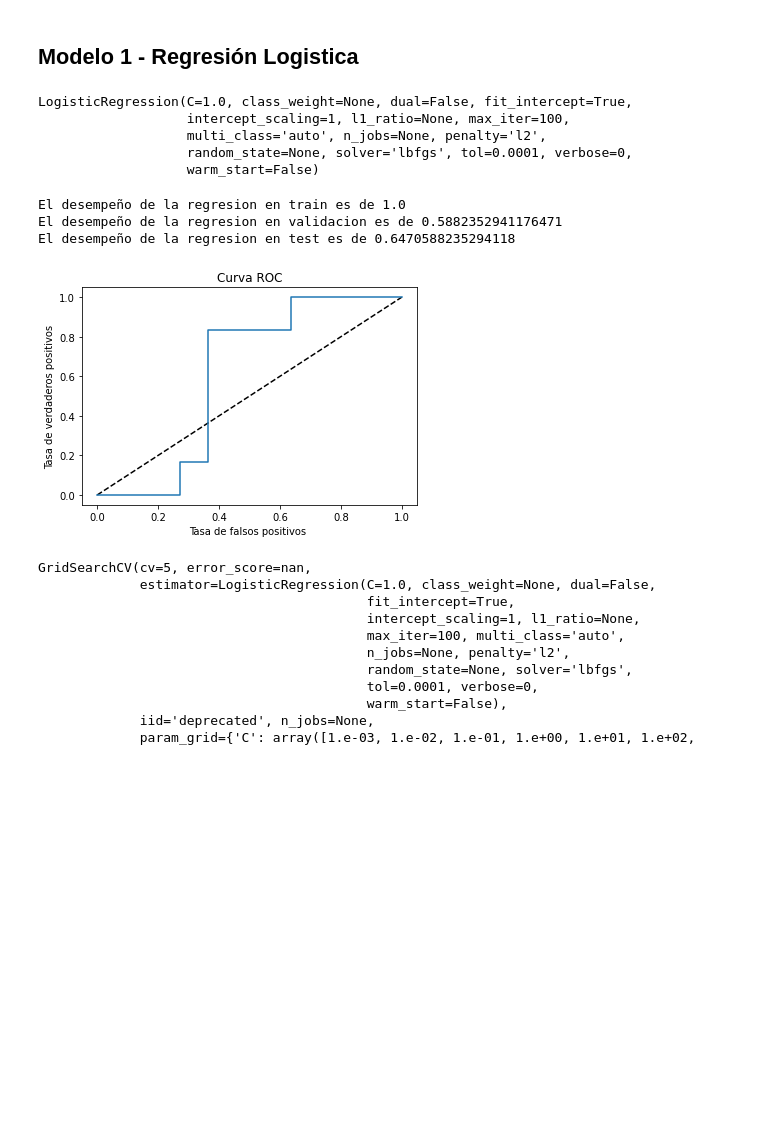
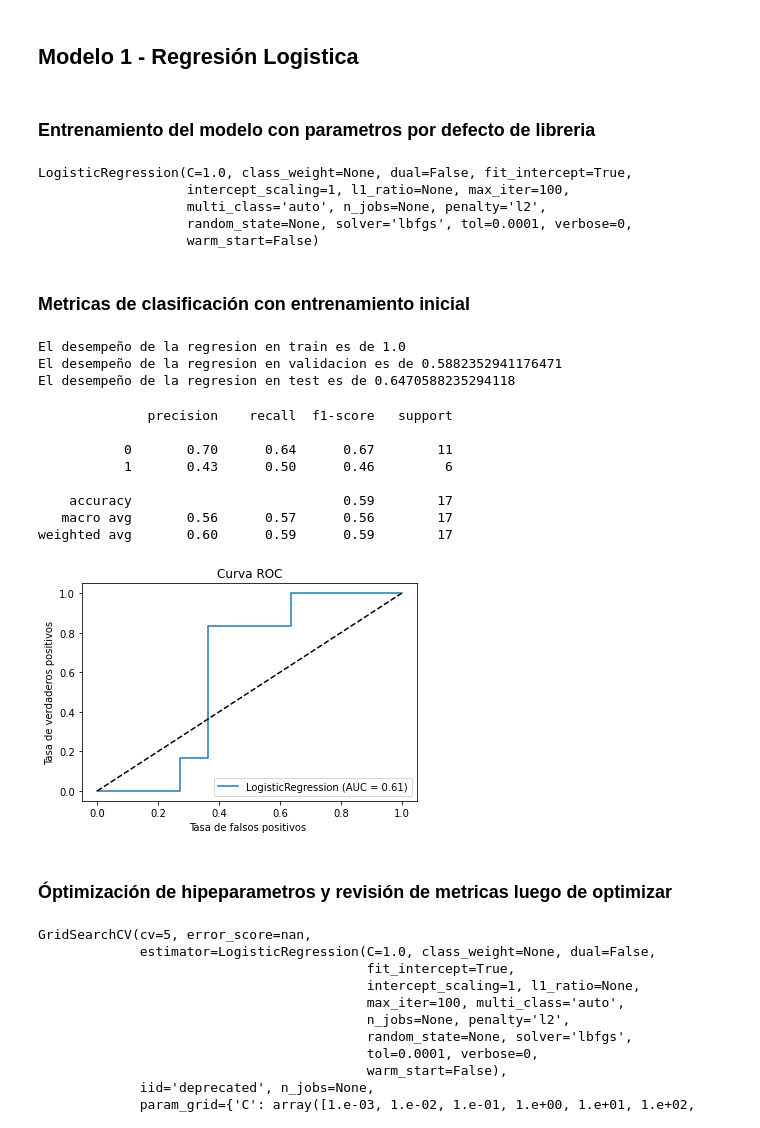
Before and after one commit to eljimenezj/CM0868---Estad-stica-Multivariada-Avanzada, a Jupyter notebook: 01_Clasificación_de_imagenes_skelarn.ipynb, the cells around one changed output. Drawn from its saved outputs; the diff is of its cells as text; code cells hidden in the pictures; blank space fills up the shorter version.

```diff
--- a/01_Clasificación_de_imagenes_skelarn.ipynb
+++ b/01_Clasificación_de_imagenes_skelarn.ipynb
@@ -154,7 +155,11 @@ Para esto utilizaremos los 3 modelos propuestos en clase:
+# %%
+maxiter = 10000
 # %% [markdown]
 ## Modelo 1 - Regresión Logistica
+# %% [markdown]
+### Entrenamiento del modelo con parametros por defecto de libreria
 # %%
-model_rgl=LogisticRegression()                   # Instanciamos el modelo de regresión
+model_rgl=LogisticRegression(max_iter=maxiter)                   # Instanciamos el modelo de regresión
 model_rgl.fit(X_train,y_train)                   # Entrenamos el modelo con valores por defecto
 # %% [output]
 LogisticRegression(C=1.0, class_weight=None, dual=False, fit_intercept=True,
@@ -162,4 +167,7 @@ LogisticRegression(C=1.0, class_weight=None, dual=False, fit_intercept=True,
                    multi_class='auto', n_jobs=None, penalty='l2',
                    random_state=None, solver='lbfgs', tol=0.0001, verbose=0,
                    warm_start=False)
+# %% [markdown]
+
+### Metricas de clasificación con entrenamiento inicial
 # %%
@@ -185,16 +187,32 @@ y_pred_prob = model.predict_proba(X_val)[:,1]
 # %%
-# Generamos los valores necesario para la curva roc
-fpr, tpr, thresholds = roc_curve(y_val, y_pred_prob) # Primero los datos reales y luegos los pronosticados por el modelo
+## Precision, Recall, F1-SCORE, y curva ROC en validation
+
+print(classification_report(y_val, model_rgl.predict(X_val)))             # Revisamos metricas
 
 # Graficamos curva ROC
+plot_roc_curve(model_rgl, X_val, y_val)
 plt.plot([0, 1], [0, 1], 'k--')
-plt.plot(fpr, tpr)
 plt.xlabel('Tasa de falsos positivos ')
 plt.ylabel('Tasa de verdaderos positivos')
 plt.title('Curva ROC')
 plt.show()
+plt.show()
+
+##REVISAR
+#  Calculamos las predicciones de las probabilidades del dataset de test
+y_pred_prob = model_rgl.predict_proba(X_val)[:,1]
 # %% [output]
+              precision    recall  f1-score   support
+
+           0       0.70      0.64      0.67        11
+           1       0.43      0.50      0.46         6
+
+    accuracy                           0.59        17
+   macro avg       0.56      0.57      0.56        17
+weighted avg       0.60      0.59      0.59        17
-[figure, old version]
+[figure, new version]
+# %% [markdown]
+### Óptimización de hipeparametros y revisión de metricas luego de optimizar
 # %%
 grid={"C":np.logspace(-3,3,7),
       "penalty":["l1","l2"]}
```
Also changed, not shown: parts of 26 cells of this notebook.
